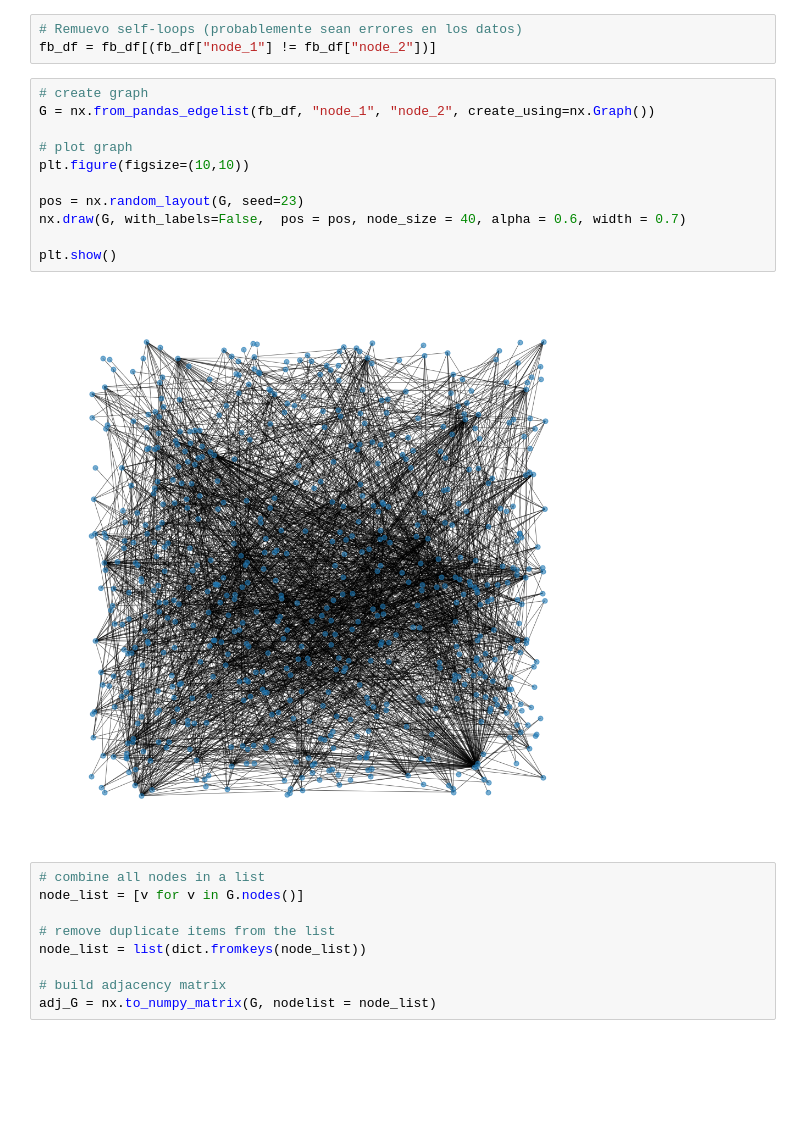
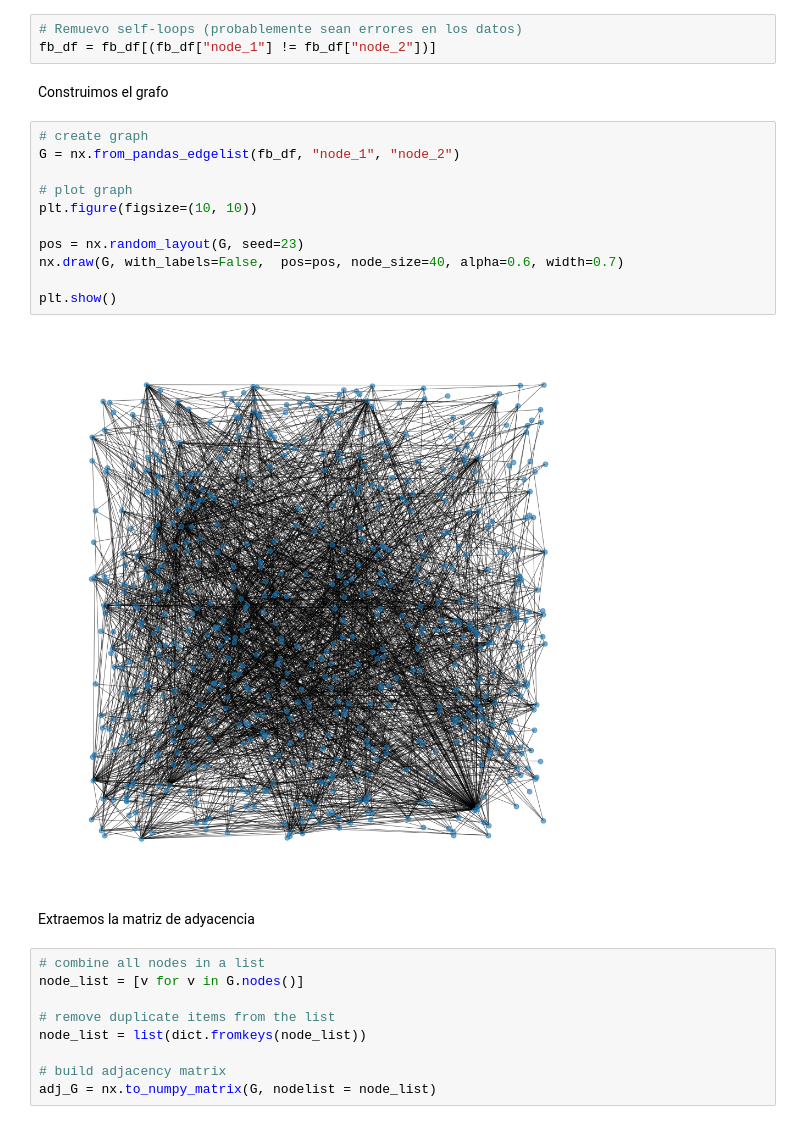
Before and after one commit to nahuelalmeira/graphMachineLearning, a Jupyter notebook: notebooks/Notebook3_Prediccion_de_Enlaces.ipynb, the cells around one changed output. Saved outputs shown, nothing was run; the diff lists cells and outputs as text; blank space fills up the shorter version.

```diff
--- a/notebooks/Notebook3_Prediccion_de_Enlaces.ipynb
+++ b/notebooks/Notebook3_Prediccion_de_Enlaces.ipynb
@@ -30,19 +46,23 @@ Shape: (2102, 2)
 # %%
 # Remuevo self-loops (probablemente sean errores en los datos)
 fb_df = fb_df[(fb_df["node_1"] != fb_df["node_2"])]
+# %% [markdown]
+Construimos el grafo
 # %%
 # create graph
-G = nx.from_pandas_edgelist(fb_df, "node_1", "node_2", create_using=nx.Graph())
+G = nx.from_pandas_edgelist(fb_df, "node_1", "node_2")
 
 # plot graph
-plt.figure(figsize=(10,10))
+plt.figure(figsize=(10, 10))
 
 pos = nx.random_layout(G, seed=23)
-nx.draw(G, with_labels=False,  pos = pos, node_size = 40, alpha = 0.6, width = 0.7)
+nx.draw(G, with_labels=False,  pos=pos, node_size=40, alpha=0.6, width=0.7)
 
 plt.show()
 # %% [output]
-[figure, old version]
+[figure, new version]
+# %% [markdown]
+Extraemos la matriz de adyacencia
 # %%
 # combine all nodes in a list
 node_list = [v for v in G.nodes()]
```
Also changed, not shown: parts of 24 cells of this notebook, 2 other files.
